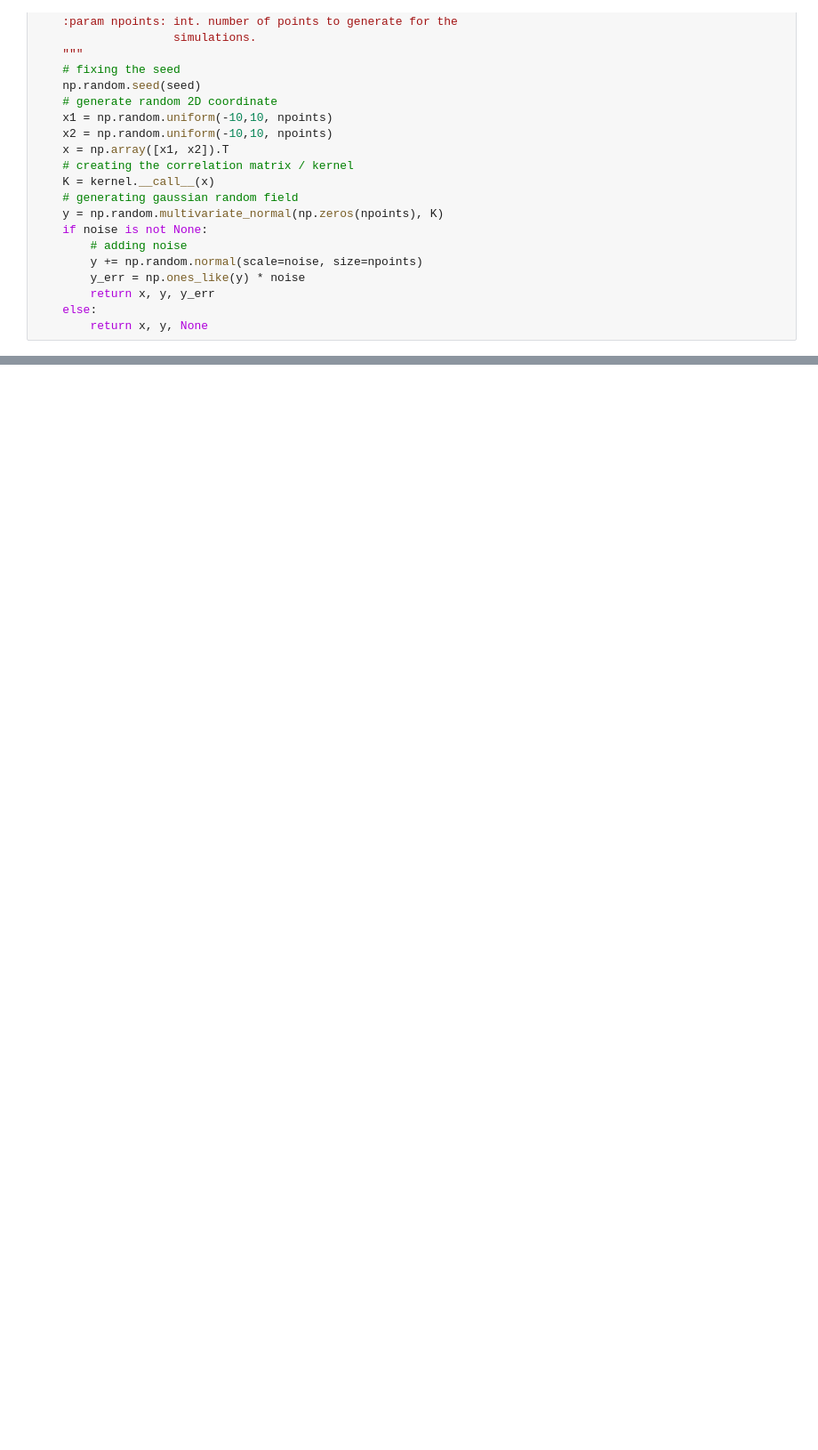
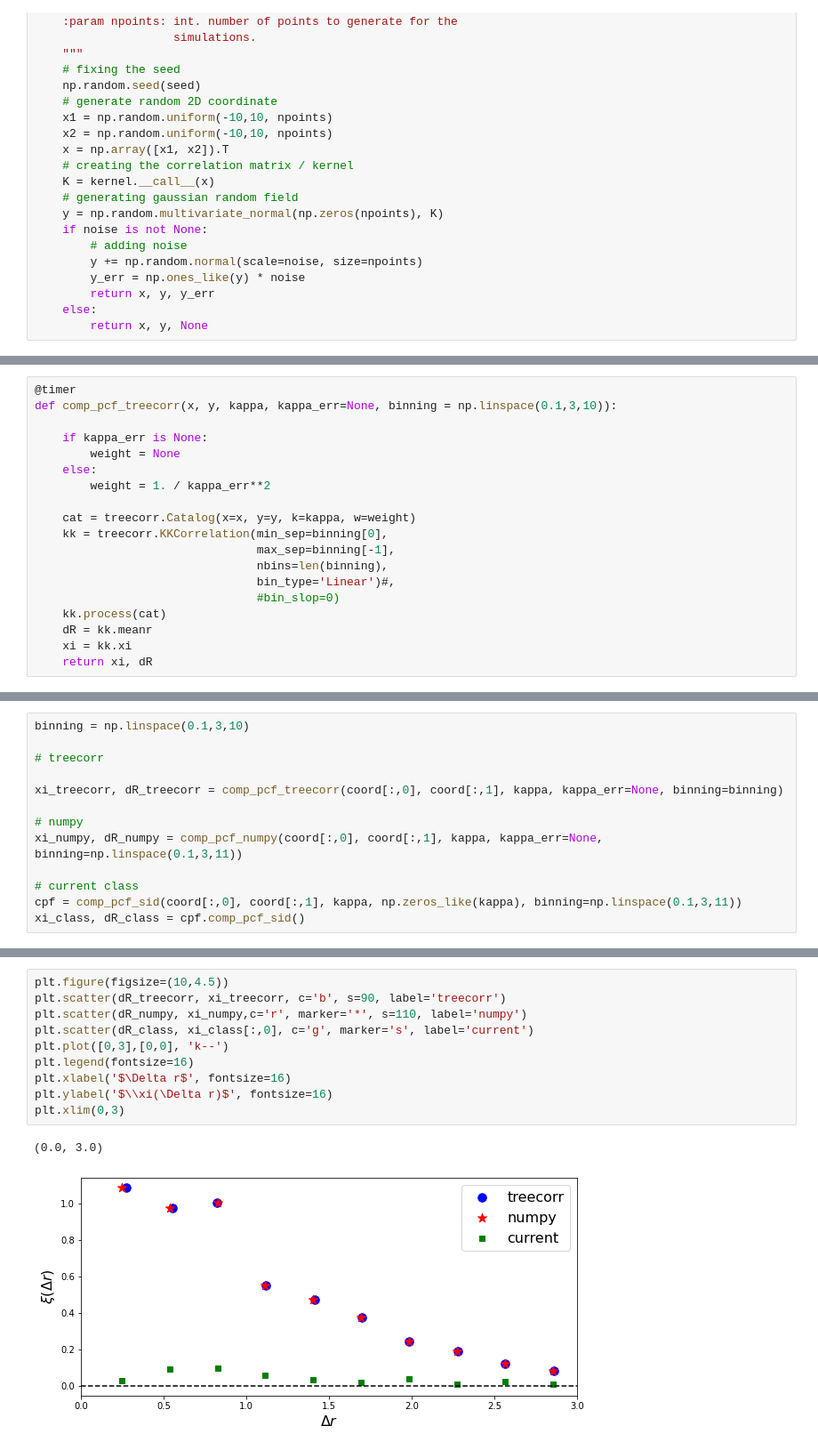
Before and after one commit to cahebert/psf-to-cosmo, a Jupyter notebook: astrometry/comp_2pcf_numpy_solution.ipynb, the cells around one changed output, grey strips where cells are left out. Shown at 89% size. Drawn from its saved outputs; the diff is of its cells as text; blank space fills up the shorter version.

Commit message:
add treecorr sol and tested (numpy and treecorr)

```diff
--- a/astrometry/comp_2pcf_numpy_solution.ipynb
+++ b/astrometry/comp_2pcf_numpy_solution.ipynb
@@ -105,6 +110,25 @@ def comp_pcf_numpy(x, y, kappa, kappa_err=None, binning=None):
     dR = copy.deepcopy(dR[:-1]) + (dR[1] - dR[0])/2.
 
     return xi, dR
+# %%
+@timer
+def comp_pcf_treecorr(x, y, kappa, kappa_err=None, binning = np.linspace(0.1,3,10)):
+
+    if kappa_err is None:
+        weight = None
+    else:
+        weight = 1. / kappa_err**2
+
+    cat = treecorr.Catalog(x=x, y=y, k=kappa, w=weight)
+    kk = treecorr.KKCorrelation(min_sep=binning[0],
+                                max_sep=binning[-1],
+                                nbins=len(binning),
+                                bin_type='Linear')#,
+                                #bin_slop=0)
+    kk.process(cat)
+    dR = kk.meanr
+    xi = kk.xi
+    return xi, dR
 # %%
 class comp_pcf_sid:
 
@@ -163,0 +211,13 @@ time for make_2d_grf = 0.05
+# %%
+binning = np.linspace(0.1,3,10)
+
+# treecorr
+
+xi_treecorr, dR_treecorr = comp_pcf_treecorr(coord[:,0], coord[:,1], kappa, kappa_err=None, binning=binning)
+
+# numpy
+xi_numpy, dR_numpy = comp_pcf_numpy(coord[:,0], coord[:,1], kappa, kappa_err=None, binning=np.linspace(0.1,3,11))
+
+# current class
+cpf = comp_pcf_sid(coord[:,0], coord[:,1], kappa, np.zeros_like(kappa), binning=np.linspace(0.1,3,11))
+xi_class, dR_class = cpf.comp_pcf_sid()
@@ -163,0 +234,13 @@ time for make_2d_grf = 0.05
+# %%
+plt.figure(figsize=(10,4.5))
+plt.scatter(dR_treecorr, xi_treecorr, c='b', s=90, label='treecorr')
+plt.scatter(dR_numpy, xi_numpy,c='r', marker='*', s=110, label='numpy')
+plt.scatter(dR_class, xi_class[:,0], c='g', marker='s', label='current')
+plt.plot([0,3],[0,0], 'k--')
+plt.legend(fontsize=16)
+plt.xlabel('$\Delta r$', fontsize=16)
+plt.ylabel('$\\xi(\Delta r)$', fontsize=16)
+plt.xlim(0,3)
+# %% [output]
+(0.0, 3.0)
+[figure, added]
```
Also changed, not shown: parts of 5 cells of this notebook.
